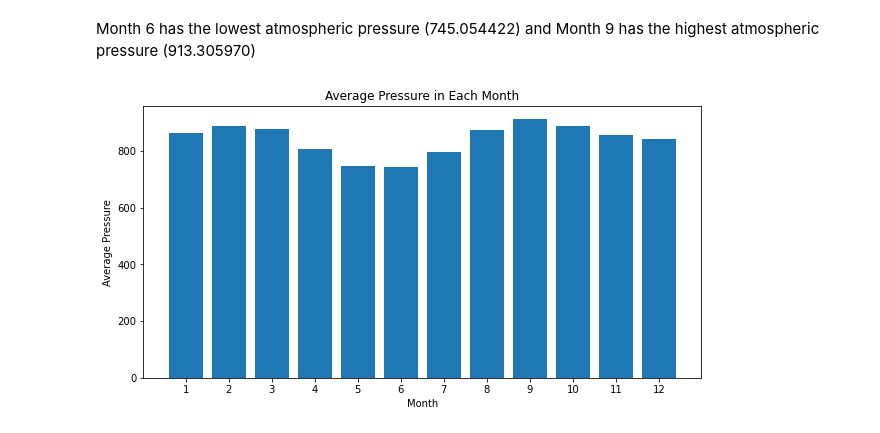
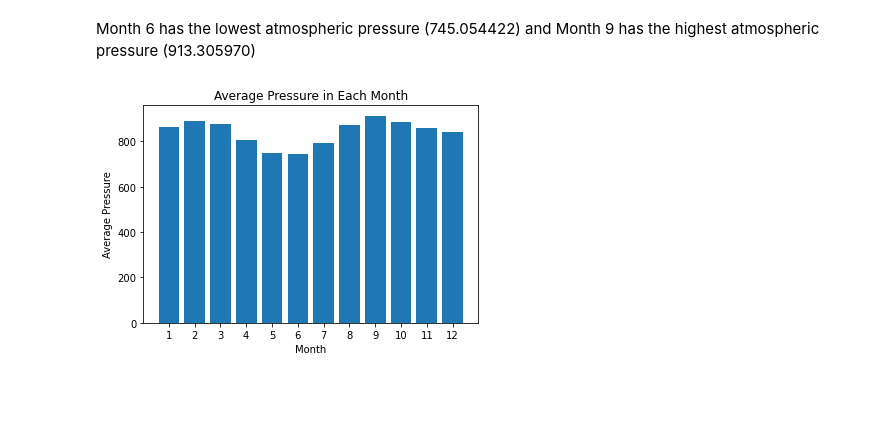
Before and after one commit to Kcav18/Mission_to_Mars, a Jupyter notebook: mars_data_challenge_part_2.ipynb, the cells around one changed output. Saved outputs shown, nothing was run; the diff lists cells and outputs as text; code cells hidden in the pictures; blank space fills up the shorter version.

```diff
--- a/mars_data_challenge_part_2.ipynb
+++ b/mars_data_challenge_part_2.ipynb
@@ -52,0 +38,3 @@ mars_temp_df
+# %%
+mars_temp_df = temp_df[0]
+mars_temp_df
@@ -52,0 +67,3 @@ mars_temp_df
+# %%
+#change data type of terrestrial date
+mars_temp_df['terrestrial_date']=pd.to_datetime(mars_temp_df['terrestrial_date'])
@@ -75,4 +104 @@ pressure            float64
 dtype: object
-# %%
-mars_temp_df = mars_temp_df.astype({"min_temp":'int'})
-mars_temp_df.dtypes
@@ -140,7 +157,7 @@ plt.show()
 [figure]
 # %%
 #Extract month and pressure columns
-month_pressure_df = mars_temperature_df.iloc[:,[4,6]]
+month_pressure_df = mars_temp_df.iloc[:,[4,6]]
 month_pressure_df
 # %% [output]
 |  | month | pressure |
@@ -181,12 +198,11 @@ Month 9 has the highest atmospheric pressure (913.305970)
 # %%
 #plot bar chart
 month = [1, 2, 3, 4, 5, 6, 7, 8, 9, 10, 11, 12]
-plt.figure(figsize = (10, 5))
-plt.bar(month, avg_pressure)
+plt.bar(month, avg_pressure_by_month_df['pressure'])
 plt.xlabel("Month")
 plt.ylabel("Average Pressure")
 plt.xticks(month)
 plt.title("Average Pressure in Each Month")
 plt.show()
 # %% [output]
-[figure, old version]
+[figure, new version]
```
Also changed, not shown: parts of 15 cells of this notebook.
